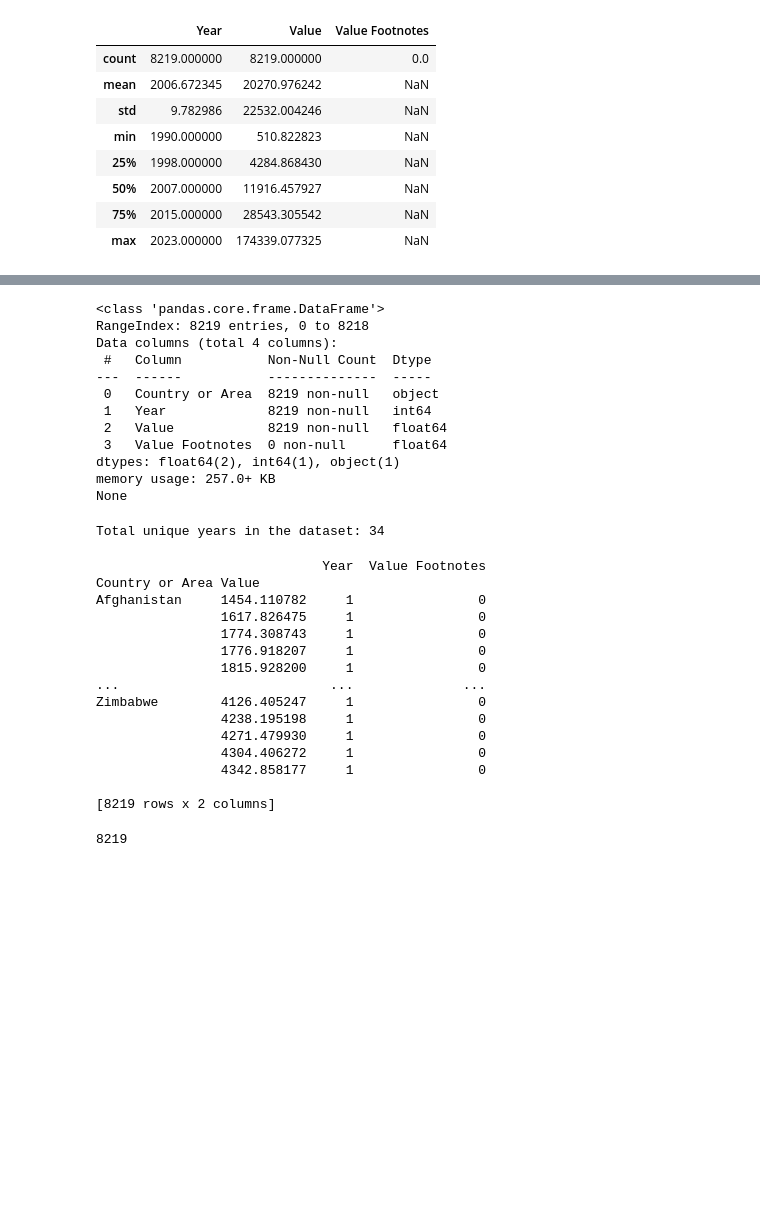
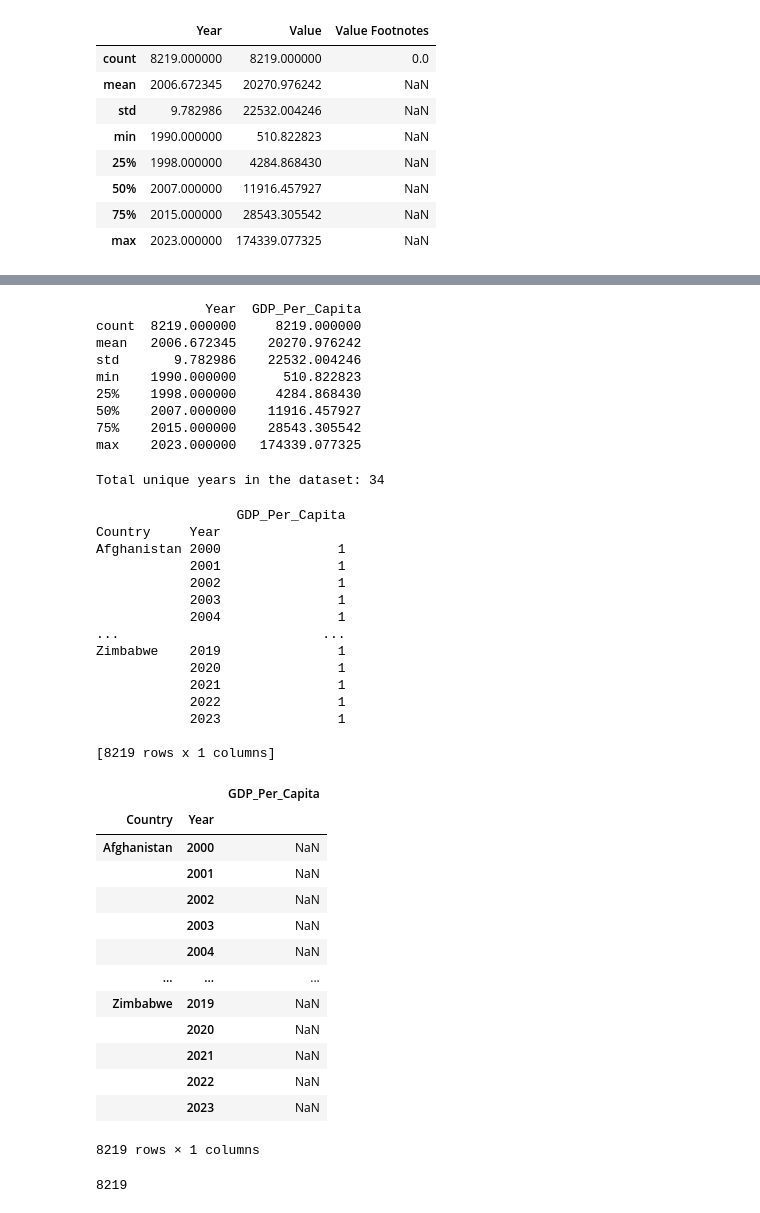
Before and after one commit to NSS-Data-Analytics-Cohort-16/da16-python-gdp-and-internet-use-analysis-vena3, a Jupyter notebook: notebooks/Untitled.ipynb, the cells around one changed output, grey strips where cells are left out. Cells and saved outputs as stored; diff of their text form; code cells hidden in the pictures; blank space fills up the shorter version.

```diff
--- a/notebooks/Untitled.ipynb
+++ b/notebooks/Untitled.ipynb
@@ -76,20 +62,17 @@ gdp_df.drop('Value Footnotes', axis=1)
 # %%
 #  rename the remaining three to 'Country', 'Year', and 'GDP_Per_Capita'
-gdp_df_renamed = gdp_df.rename(columns={"Country or Area": "Country", "year": "year", "Value": "GDP_Per_Capita"})
-print(gdp_df.info())
+gdp_df = gdp_df.rename(columns={"Country or Area": "Country", "Value": "GDP_Per_Capita"})
+print(gdp_df.describe())
 # %% [output]
-<class 'pandas.core.frame.DataFrame'>
-RangeIndex: 8219 entries, 0 to 8218
-Data columns (total 4 columns):
- #   Column           Non-Null Count  Dtype
----  ------           --------------  -----
- 0   Country or Area  8219 non-null   object
- 1   Year             8219 non-null   int64
- 2   Value            8219 non-null   float64
- 3   Value Footnotes  0 non-null      float64
-dtypes: float64(2), int64(1), object(1)
-memory usage: 257.0+ KB
-None
+              Year  GDP_Per_Capita
+count  8219.000000     8219.000000
+mean   2006.672345    20270.976242
+std       9.782986    22532.004246
+min    1990.000000      510.822823
+25%    1998.000000     4284.868430
+50%    2007.000000    11916.457927
+75%    2015.000000    28543.305542
+max    2023.000000   174339.077325
 # %%
 # 7. How many countries have data for all years?
 total_years = gdp_df['Year'].nunique()
@@ -97,26 +80,43 @@ print(f"Total unique years in the dataset: {total_years}")
 # %% [output]
 Total unique years in the dataset: 34
 # %%
-country_year_counts = gdp_df.groupby(['Country or Area','Value']).count()
+country_year_counts = gdp_df.groupby(['Country','Year']).count()
 print(country_year_counts)
 # %% [output]
-                             Year  Value Footnotes
-Country or Area Value
-Afghanistan     1454.110782     1                0
-                1617.826475     1                0
-                1774.308743     1                0
-                1776.918207     1                0
-                1815.928200     1                0
-...                           ...              ...
-Zimbabwe        4126.405247     1                0
-                4238.195198     1                0
-                4271.479930     1                0
-                4304.406272     1                0
-                4342.858177     1                0
+                  GDP_Per_Capita
+Country     Year
+Afghanistan 2000               1
+            2001               1
+            2002               1
+            2003               1
+            2004               1
+...                          ...
+Zimbabwe    2019               1
+            2020               1
+            2021               1
+            2022               1
+            2023               1
 
-[8219 rows x 2 columns]
+[8219 rows x 1 columns]
 # %%
 countries_with_all_years = country_year_counts[country_year_counts == total_years]
+# %%
+countries_with_all_years
+# %% [output]
+|  |  | GDP_Per_Capita |
+| Country | Year |  |
+| Afghanistan | 2000 | NaN |
+|  | 2001 | NaN |
+|  | 2002 | NaN |
+|  | 2003 | NaN |
+|  | 2004 | NaN |
+| ... | ... | ... |
+| Zimbabwe | 2019 | NaN |
+|  | 2020 | NaN |
+|  | 2021 | NaN |
+|  | 2022 | NaN |
+|  | 2023 | NaN |
+8219 rows × 1 columns
 # %%
 number_of_countries = len(countries_with_all_years)
 print(number_of_countries)
```
Also changed, not shown: parts of 6 cells of this notebook.
